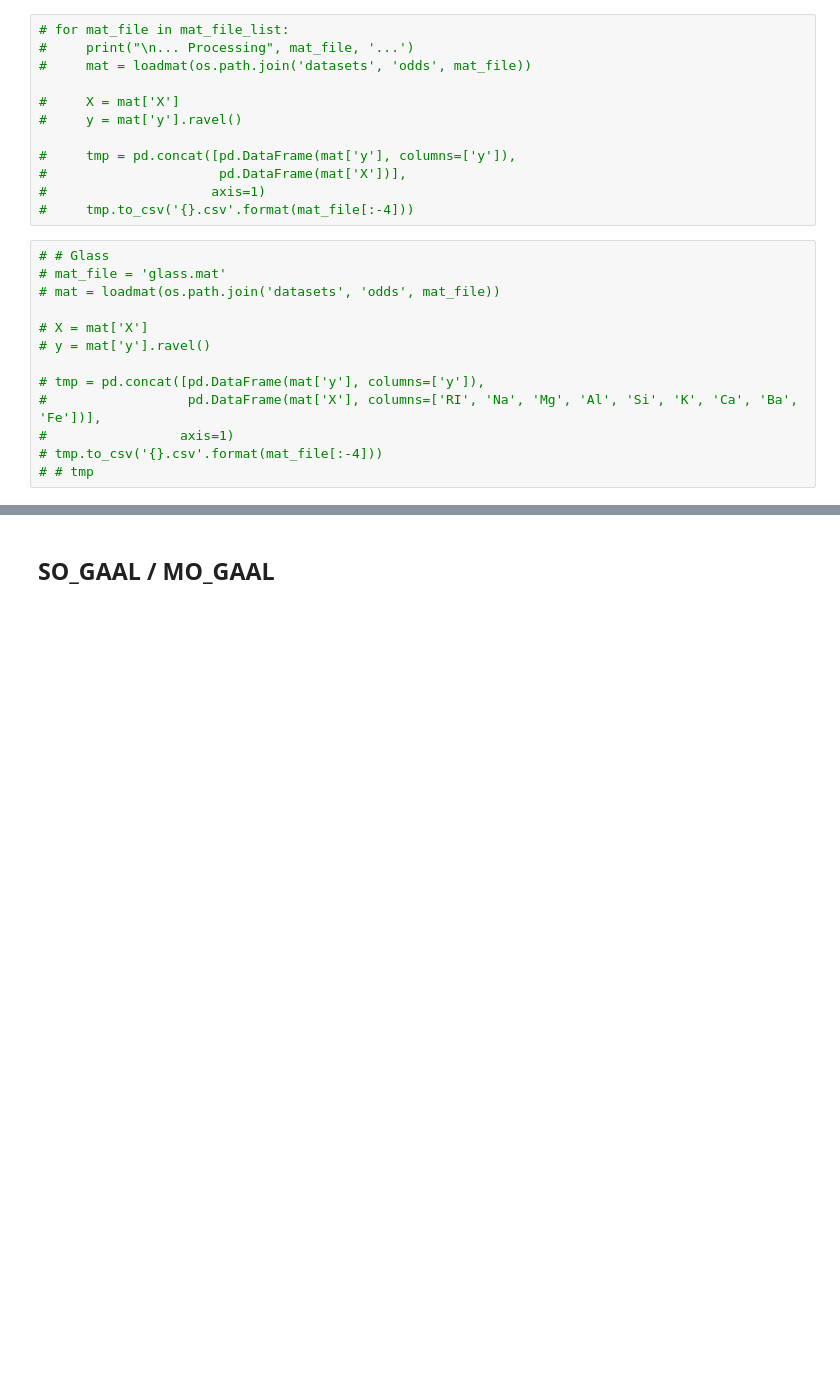
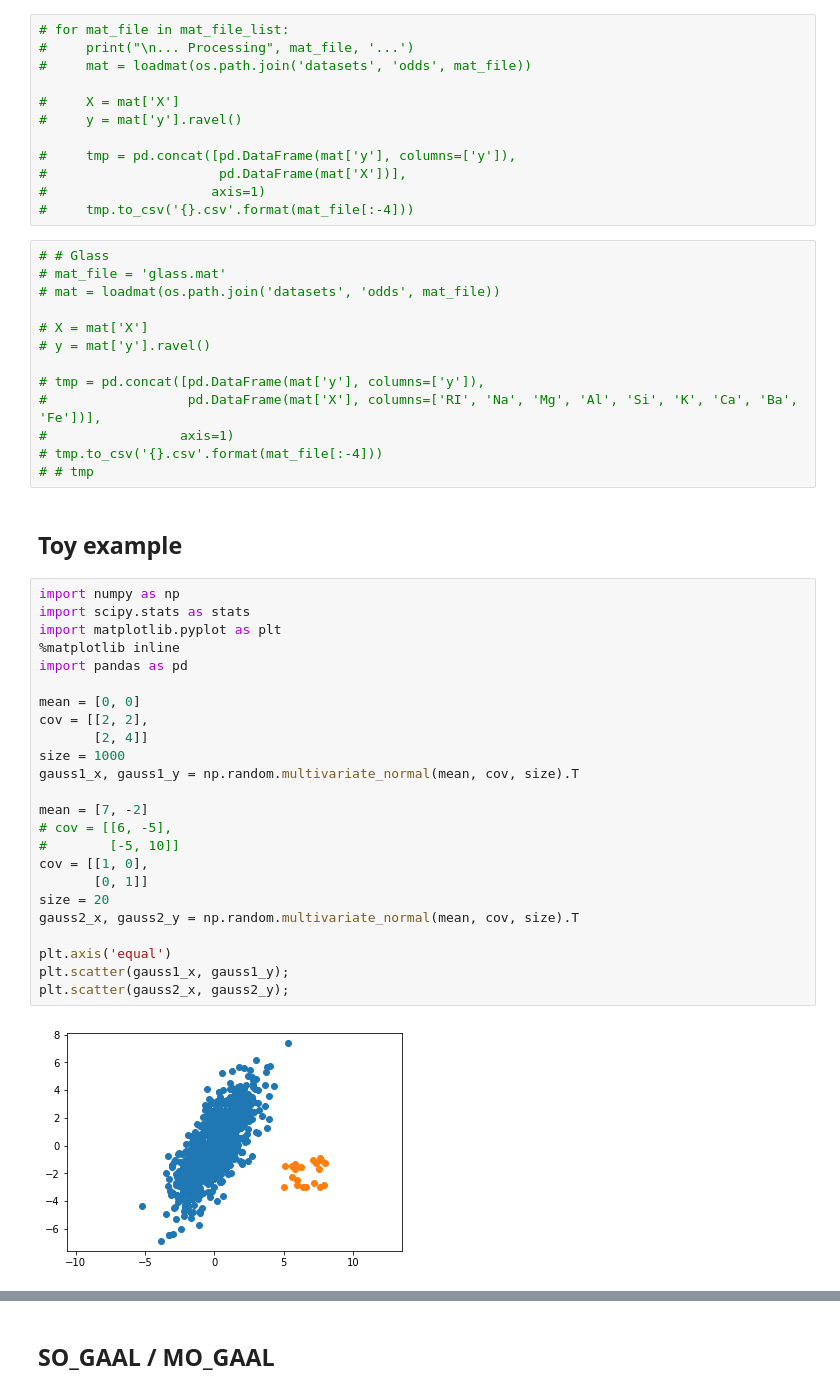
Before and after one commit to akarazeev/Bachelor, a Jupyter notebook: research/dev.ipynb, the cells around one changed output, grey strips where cells are left out. Saved outputs shown, nothing was run; the diff lists cells and outputs as text; blank space fills up the shorter version.

```diff
--- a/research/dev.ipynb
+++ b/research/dev.ipynb
@@ -323,3 +323,31 @@ Using TensorFlow backend.
 #                 axis=1)
 # tmp.to_csv('{}.csv'.format(mat_file[:-4]))
 # # tmp
+# %% [markdown]
+## Toy example
+# %%
+import numpy as np
+import scipy.stats as stats
+import matplotlib.pyplot as plt
+%matplotlib inline
+import pandas as pd
+
+mean = [0, 0]
+cov = [[2, 2],
+       [2, 4]]
+size = 1000
+gauss1_x, gauss1_y = np.random.multivariate_normal(mean, cov, size).T
+
+mean = [7, -2]
+# cov = [[6, -5],
+#        [-5, 10]]
+cov = [[1, 0],
+       [0, 1]]
+size = 20
+gauss2_x, gauss2_y = np.random.multivariate_normal(mean, cov, size).T
+
+plt.axis('equal')
+plt.scatter(gauss1_x, gauss1_y);
+plt.scatter(gauss2_x, gauss2_y);
+# %% [output]
+[figure, added]
```
Also changed, not shown: parts of 4 cells of this notebook, 18 other files.
